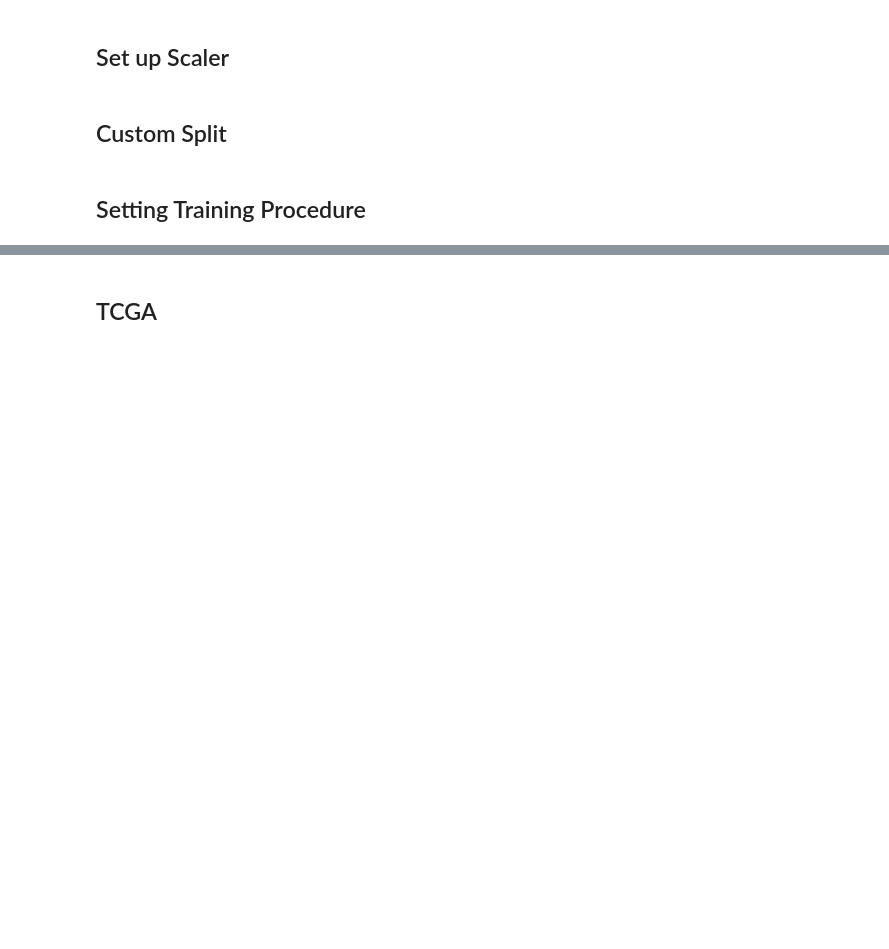
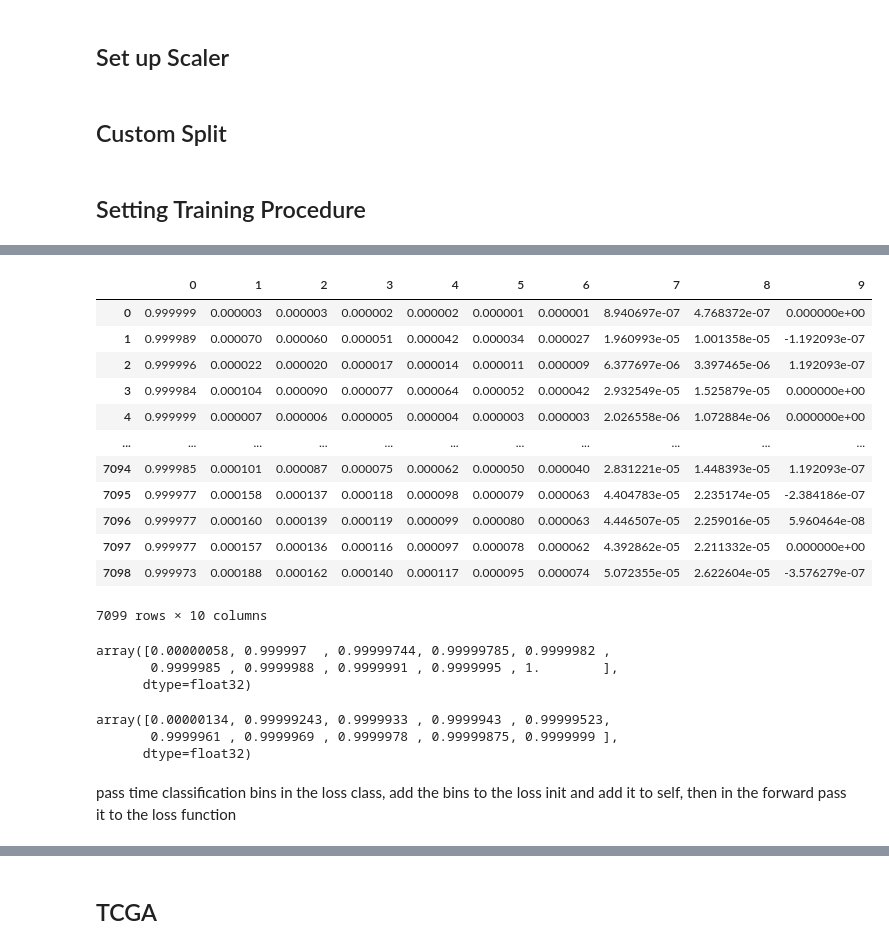
Before and after one commit to jatlantic/xgbsurv, a Jupyter notebook: experiments/deep_learning/skorch_deephit_final.ipynb, the cells around one changed output, grey strips where cells are left out. Saved outputs shown, nothing was run; the diff lists cells and outputs as text; code cells hidden in the pictures; blank space fills up the shorter version.

```diff
--- a/experiments/deep_learning/skorch_deephit_final.ipynb
+++ b/experiments/deep_learning/skorch_deephit_final.ipynb
@@ -97,7 +99,7 @@ class FixSeed(Callback):
 ## Set Loss Function
 # %%
 # Define Scorer
-def custom_scoring_function(y_true, y_pred):
+def custom_scoring_function(y_true, y_pred, duration_bins):
 
         #y_true = torch.from_numpy(y_true)
         if isinstance(y_pred, np.ndarray):
@@ -108,7 +110,8 @@ def custom_scoring_function(y_true, y_pred):
             y_pred = torch.tensor(y_pred.values)
         if isinstance(y_true, pd.Series):
             y_true = torch.tensor(y_true.values)
-        score = deephit_likelihood_1_torch(y_true, y_pred).to(torch.float32)
+        print('score functions types',type(y_true), type(y_pred), type(duration_bins) )
+        score = deephit_likelihood_1_torch(y_true, y_pred, duration_bins).to(torch.float32)
         return score.numpy()
 
 scoring_function = make_scorer(custom_scoring_function, greater_is_better=False)
@@ -142,6 +145,7 @@ class SurvivalModel(nn.Module):
 
         # output layer
         model.append(torch.nn.Linear(num_nodes, out_features))
+        model.append(torch.nn.Softmax(dim=1))
 
         self.layers = nn.Sequential(*model)
 
@@ -199,4 +203,20 @@ outer_custom_cv = CustomSplit(n_splits=n_outer_splits, shuffle=True, random_stat
 inner_custom_cv = CustomSplit(n_splits=n_outer_splits, shuffle=True, random_state=rand_state)
 # %% [markdown]
 ## Setting Training Procedure
+# %%
+# custom transform allowing for zero time value due to deephit
+def transform(time, event):
+
+    #if isinstance(time, pd.Series):
+    #    time = time.to_numpy()
+    #    event = event.to_numpy()
+    event_mod = np.copy(event)
+    event_mod[event_mod==0] = -1
+    y = event_mod*time
+    return y
+# %%
+import skorch.callbacks
+class InputShapeSetter(skorch.callbacks.Callback):
+    def on_train_begin(self, net, X, y):
+        net.set_params(module__input_units=X.shape[-1])
 # %%
@@ -304,3 +405,35 @@ def train_eval(X, y, net, n_iter, filename):
+# %%
+surv_func_train = 1-np.cumsum(best_preds_train, axis=1)
+pd.DataFrame(surv_func_train)
+# %% [output]
+|  | 0 | 1 | 2 | 3 | 4 | 5 | 6 | 7 | 8 | 9 |
+| 0 | 0.999999 | 0.000003 | 0.000003 | 0.000002 | 0.000002 | 0.000001 | 0.000001 | 8.940697e-07 | 4.768372e-07 | 0.000000e+00 |
+| 1 | 0.999989 | 0.000070 | 0.000060 | 0.000051 | 0.000042 | 0.000034 | 0.000027 | 1.960993e-05 | 1.001358e-05 | -1.192093e-07 |
+| 2 | 0.999996 | 0.000022 | 0.000020 | 0.000017 | 0.000014 | 0.000011 | 0.000009 | 6.377697e-06 | 3.397465e-06 | 1.192093e-07 |
+| 3 | 0.999984 | 0.000104 | 0.000090 | 0.000077 | 0.000064 | 0.000052 | 0.000042 | 2.932549e-05 | 1.525879e-05 | 0.000000e+00 |
+| 4 | 0.999999 | 0.000007 | 0.000006 | 0.000005 | 0.000004 | 0.000003 | 0.000003 | 2.026558e-06 | 1.072884e-06 | 0.000000e+00 |
+| ... | ... | ... | ... | ... | ... | ... | ... | ... | ... | ... |
+| 7094 | 0.999985 | 0.000101 | 0.000087 | 0.000075 | 0.000062 | 0.000050 | 0.000040 | 2.831221e-05 | 1.448393e-05 | 1.192093e-07 |
+| 7095 | 0.999977 | 0.000158 | 0.000137 | 0.000118 | 0.000098 | 0.000079 | 0.000063 | 4.404783e-05 | 2.235174e-05 | -2.384186e-07 |
+| 7096 | 0.999977 | 0.000160 | 0.000139 | 0.000119 | 0.000099 | 0.000080 | 0.000063 | 4.446507e-05 | 2.259016e-05 | 5.960464e-08 |
+| 7097 | 0.999977 | 0.000157 | 0.000136 | 0.000116 | 0.000097 | 0.000078 | 0.000062 | 4.392862e-05 | 2.211332e-05 | 0.000000e+00 |
+| 7098 | 0.999973 | 0.000188 | 0.000162 | 0.000140 | 0.000117 | 0.000095 | 0.000074 | 5.072355e-05 | 2.622604e-05 | -3.576279e-07 |
+7099 rows × 10 columns
+# %%
+np.set_printoptions(suppress=True)
+np.cumsum(best_preds_train[0])
+# %% [output]
+array([0.00000058, 0.999997  , 0.99999744, 0.99999785, 0.9999982 ,
+       0.9999985 , 0.9999988 , 0.9999991 , 0.9999995 , 1.        ],
+      dtype=float32)
+# %%
+np.cumsum(best_preds_test[0])
+# %% [output]
+array([0.00000134, 0.99999243, 0.9999933 , 0.9999943 , 0.99999523,
+       0.9999961 , 0.9999969 , 0.9999978 , 0.99999875, 0.9999999 ],
+      dtype=float32)
+# %% [markdown]
+pass time classification bins in the loss class, add the bins to the loss init and add it to self, then in the forward pass it to the loss function
 # %%
 data_set_fns = [load_metabric,  load_flchain, load_rgbsg, load_support] #, load_flchain, load_rgbsg, load_support, load_tcga]
 data_set_fns_str = ['load_metabric', 'load_flchain', 'load_rgbsg', 'load_support']
```
Also changed, not shown: parts of 5 cells of this notebook, 21 other files.
